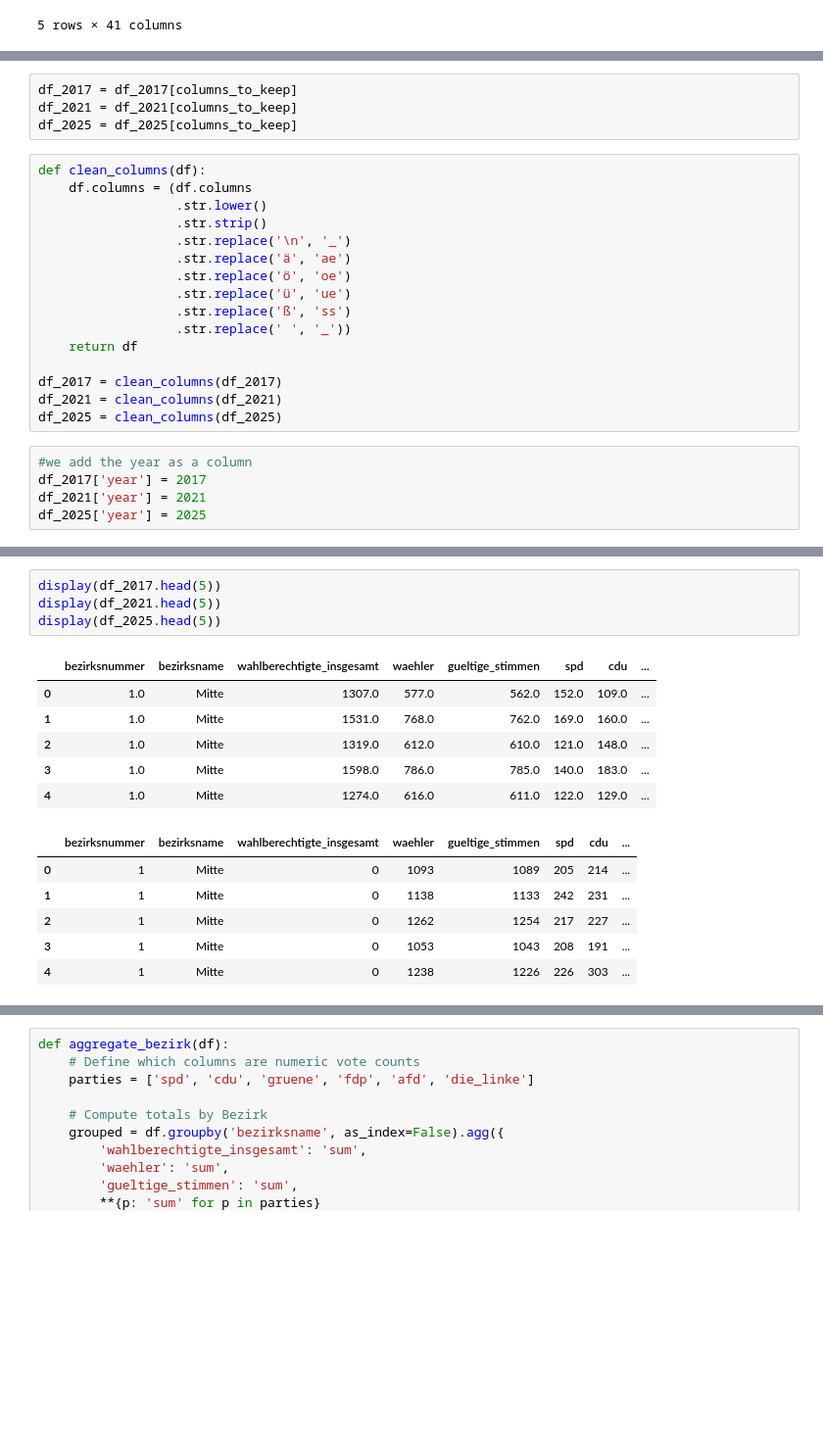
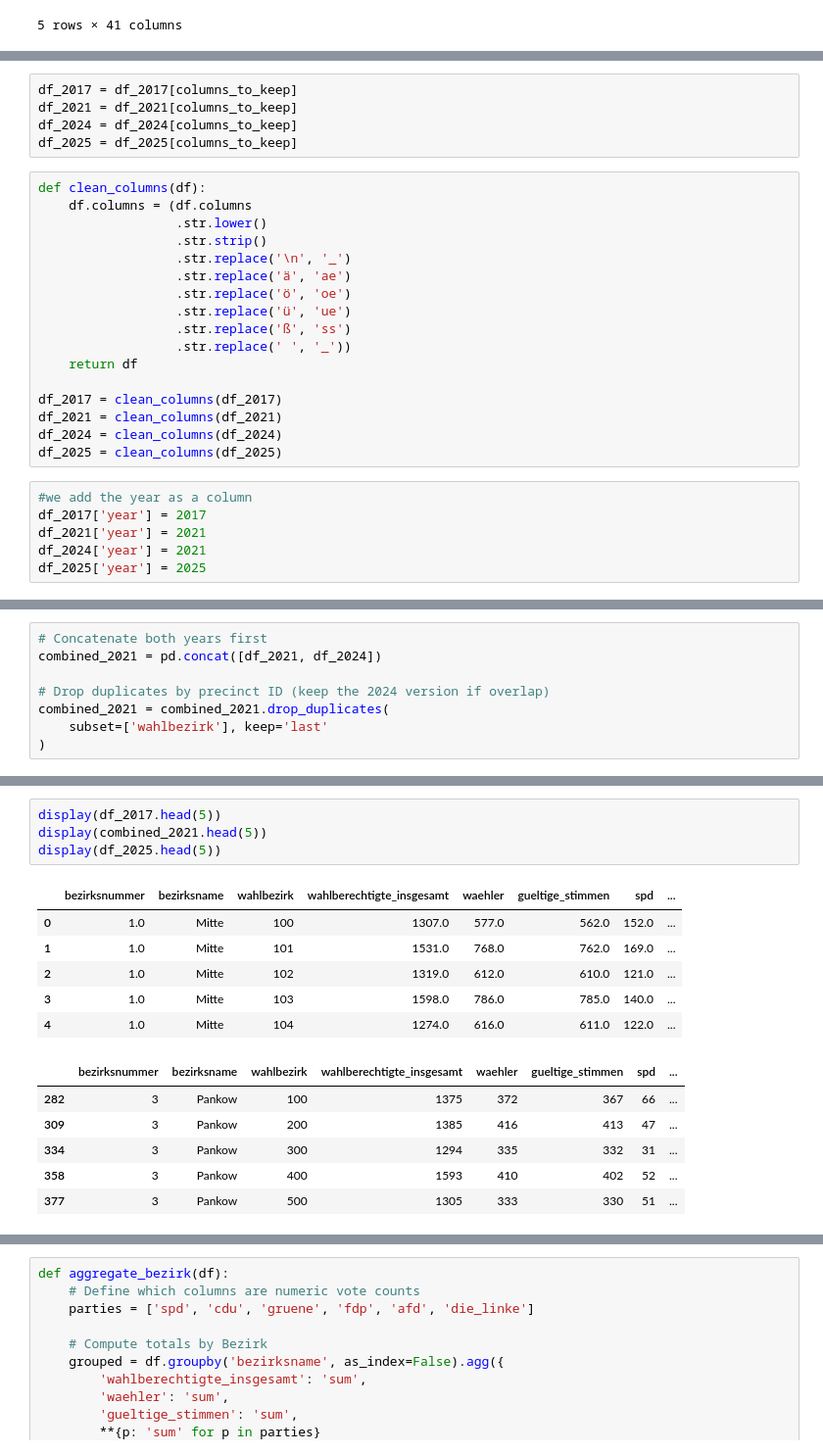
Before and after one commit to SeenoUrbanism/rent-price-and-election-results-berlin, a Jupyter notebook: notebooks/data_wrangling_election.ipynb, the cells around one changed output, grey strips where cells are left out. Shown: that part at 98% size. Drawn from its saved outputs; the diff is of its cells as text; blank space fills up the shorter version.

```diff
--- a/notebooks/data_wrangling.ipynb
+++ b/notebooks/data_wrangling_election.ipynb
@@ -186,6 +212,7 @@ columns_to_keep = [
 # %%
 df_2017 = df_2017[columns_to_keep]
 df_2021 = df_2021[columns_to_keep]
+df_2024 = df_2024[columns_to_keep]
 df_2025 = df_2025[columns_to_keep]
 # %%
 def clean_columns(df):
@@ -202,9 +229,11 @@ def clean_columns(df):
 
 df_2017 = clean_columns(df_2017)
 df_2021 = clean_columns(df_2021)
+df_2024 = clean_columns(df_2024)
 df_2025 = clean_columns(df_2025)
 # %%
 #we add the year as a column
 df_2017['year'] = 2017
 df_2021['year'] = 2021
+df_2024['year'] = 2021
 df_2025['year'] = 2025
@@ -210,0 +245,8 @@ df_2025['year'] = 2025
+# %%
+# Concatenate both years first
+combined_2021 = pd.concat([df_2021, df_2024])
+
+# Drop duplicates by precinct ID (keep the 2024 version if overlap)
+combined_2021 = combined_2021.drop_duplicates(
+    subset=['wahlbezirk'], keep='last'
+)
@@ -230,18 +280,18 @@ for df in [df_2017, df_2021, df_2025]:
         df[p + '_%'] = (df[p] / df['gueltige_stimmen']) * 100
 # %%
 display(df_2017.head(5))
-display(df_2021.head(5))
+display(combined_2021.head(5))
 display(df_2025.head(5))
 # %% [output]
-|  | bezirksnummer | bezirksname | wahlberechtigte_insgesamt | waehler | gueltige_stimmen | spd | cdu | ... |
-| 0 | 1.0 | Mitte | 1307.0 | 577.0 | 562.0 | 152.0 | 109.0 | ... |
-| 1 | 1.0 | Mitte | 1531.0 | 768.0 | 762.0 | 169.0 | 160.0 | ... |
-| 2 | 1.0 | Mitte | 1319.0 | 612.0 | 610.0 | 121.0 | 148.0 | ... |
-| 3 | 1.0 | Mitte | 1598.0 | 786.0 | 785.0 | 140.0 | 183.0 | ... |
-| 4 | 1.0 | Mitte | 1274.0 | 616.0 | 611.0 | 122.0 | 129.0 | ... |
+|  | bezirksnummer | bezirksname | wahlbezirk | wahlberechtigte_insgesamt | waehler | gueltige_stimmen | spd | ... |
+| 0 | 1.0 | Mitte | 100 | 1307.0 | 577.0 | 562.0 | 152.0 | ... |
+| 1 | 1.0 | Mitte | 101 | 1531.0 | 768.0 | 762.0 | 169.0 | ... |
+| 2 | 1.0 | Mitte | 102 | 1319.0 | 612.0 | 610.0 | 121.0 | ... |
+| 3 | 1.0 | Mitte | 103 | 1598.0 | 786.0 | 785.0 | 140.0 | ... |
+| 4 | 1.0 | Mitte | 104 | 1274.0 | 616.0 | 611.0 | 122.0 | ... |
-|  | bezirksnummer | bezirksname | wahlberechtigte_insgesamt | waehler | gueltige_stimmen | spd | cdu | ... |
-| 0 | 1 | Mitte | 0 | 1093 | 1089 | 205 | 214 | ... |
-| 1 | 1 | Mitte | 0 | 1138 | 1133 | 242 | 231 | ... |
-| 2 | 1 | Mitte | 0 | 1262 | 1254 | 217 | 227 | ... |
-| 3 | 1 | Mitte | 0 | 1053 | 1043 | 208 | 191 | ... |
-| 4 | 1 | Mitte | 0 | 1238 | 1226 | 226 | 303 | ... |
+|  | bezirksnummer | bezirksname | wahlbezirk | wahlberechtigte_insgesamt | waehler | gueltige_stimmen | spd | ... |
+| 282 | 3 | Pankow | 100 | 1375 | 372 | 367 | 66 | ... |
+| 309 | 3 | Pankow | 200 | 1385 | 416 | 413 | 47 | ... |
+| 334 | 3 | Pankow | 300 | 1294 | 335 | 332 | 31 | ... |
+| 358 | 3 | Pankow | 400 | 1593 | 410 | 402 | 52 | ... |
+| 377 | 3 | Pankow | 500 | 1305 | 333 | 330 | 51 | ... |
```
Also changed, not shown: parts of 25 cells of this notebook, 5 other files.
